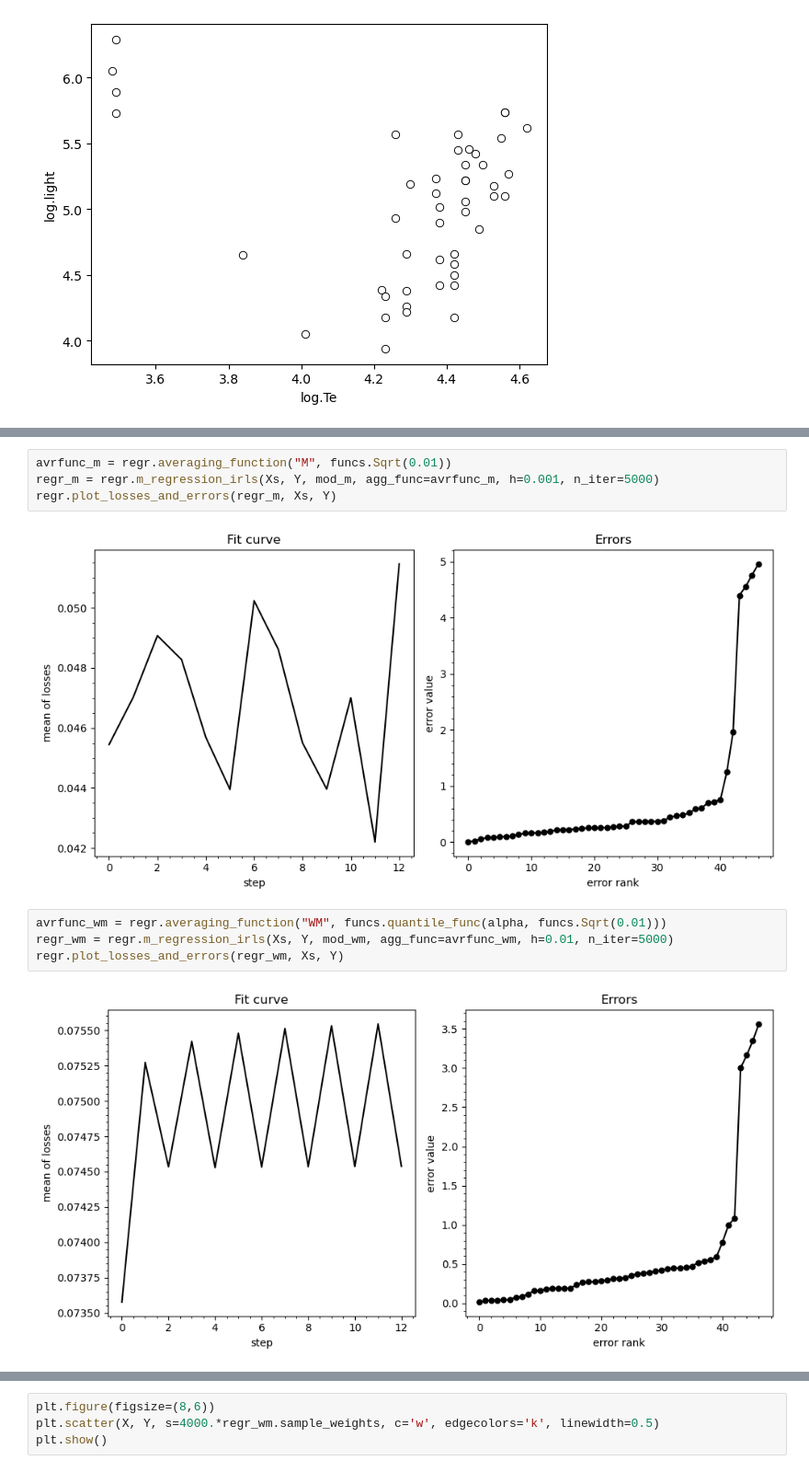
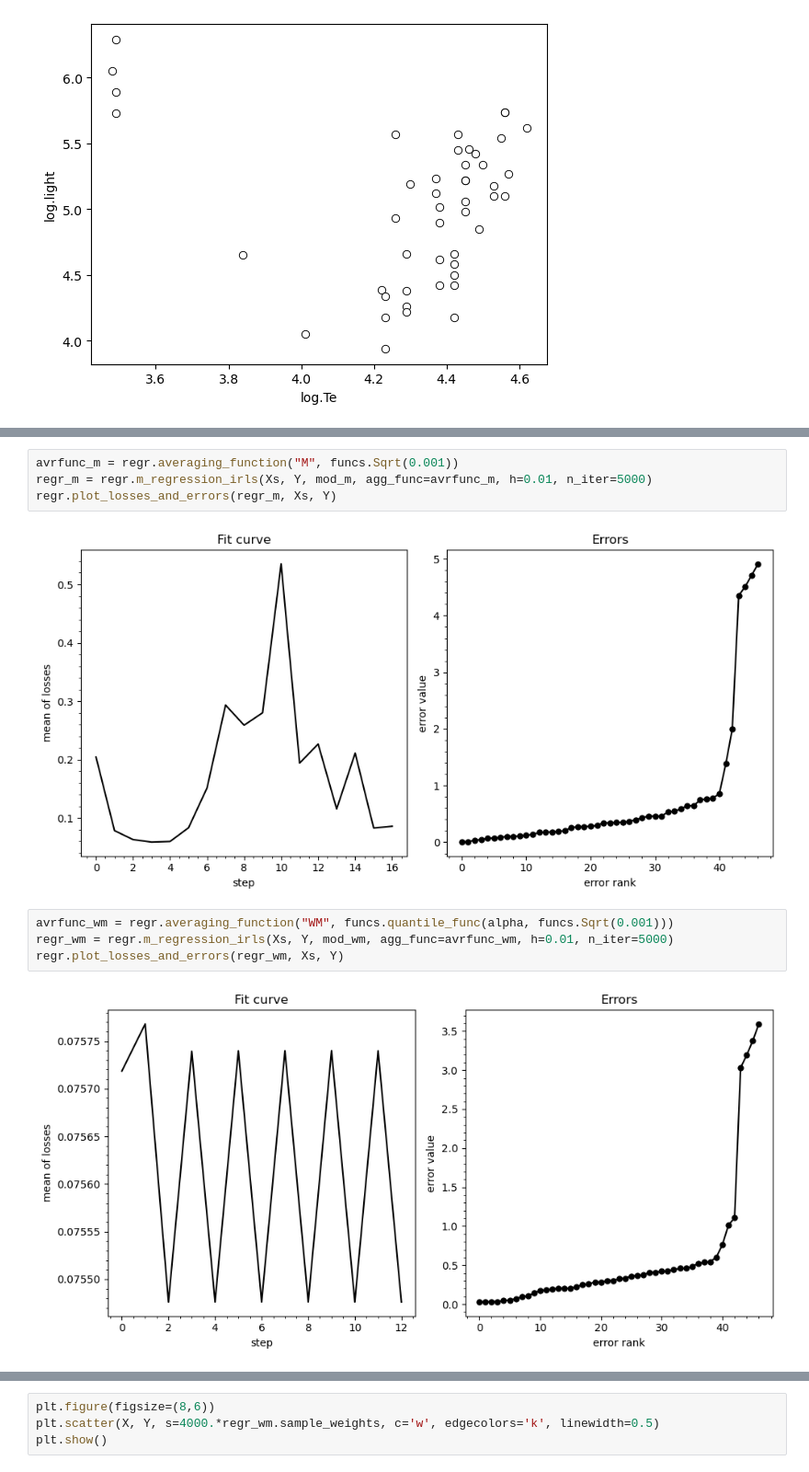
Before and after one commit to intellimath/mlgrad, a Jupyter notebook: examples/robml_book/rob_linregr_starsCYG.ipynb, the cells around one changed output, grey strips where cells are left out. Shown: that part at 92% size. Drawn from its saved outputs; the diff is of its cells as text.

```diff
--- a/examples/robml_book/rob_linregr_starsCYG.ipynb
+++ b/examples/robml_book/rob_linregr_starsCYG.ipynb
@@ -68,13 +78,13 @@ regr.plot_losses_and_errors(regr_r, Xs, Y)
 # %%
-avrfunc_m = regr.averaging_function("M", funcs.Sqrt(0.01))
-regr_m = regr.m_regression_irls(Xs, Y, mod_m, agg_func=avrfunc_m, h=0.001, n_iter=5000)
+avrfunc_m = regr.averaging_function("M", funcs.Sqrt(0.001))
+regr_m = regr.m_regression_irls(Xs, Y, mod_m, agg_func=avrfunc_m, h=0.01, n_iter=5000)
 regr.plot_losses_and_errors(regr_m, Xs, Y)
 # %% [output]
-[figure, old version]
+[figure, new version]
 # %%
-avrfunc_wm = regr.averaging_function("WM", funcs.quantile_func(alpha, funcs.Sqrt(0.01)))
+avrfunc_wm = regr.averaging_function("WM", funcs.quantile_func(alpha, funcs.Sqrt(0.001)))
 regr_wm = regr.m_regression_irls(Xs, Y, mod_wm, agg_func=avrfunc_wm, h=0.01, n_iter=5000)
 regr.plot_losses_and_errors(regr_wm, Xs, Y)
 # %% [output]
-[figure, old version]
+[figure, new version]
 # %%
```
Also changed, not shown: parts of 11 cells of this notebook, 35 other files.
